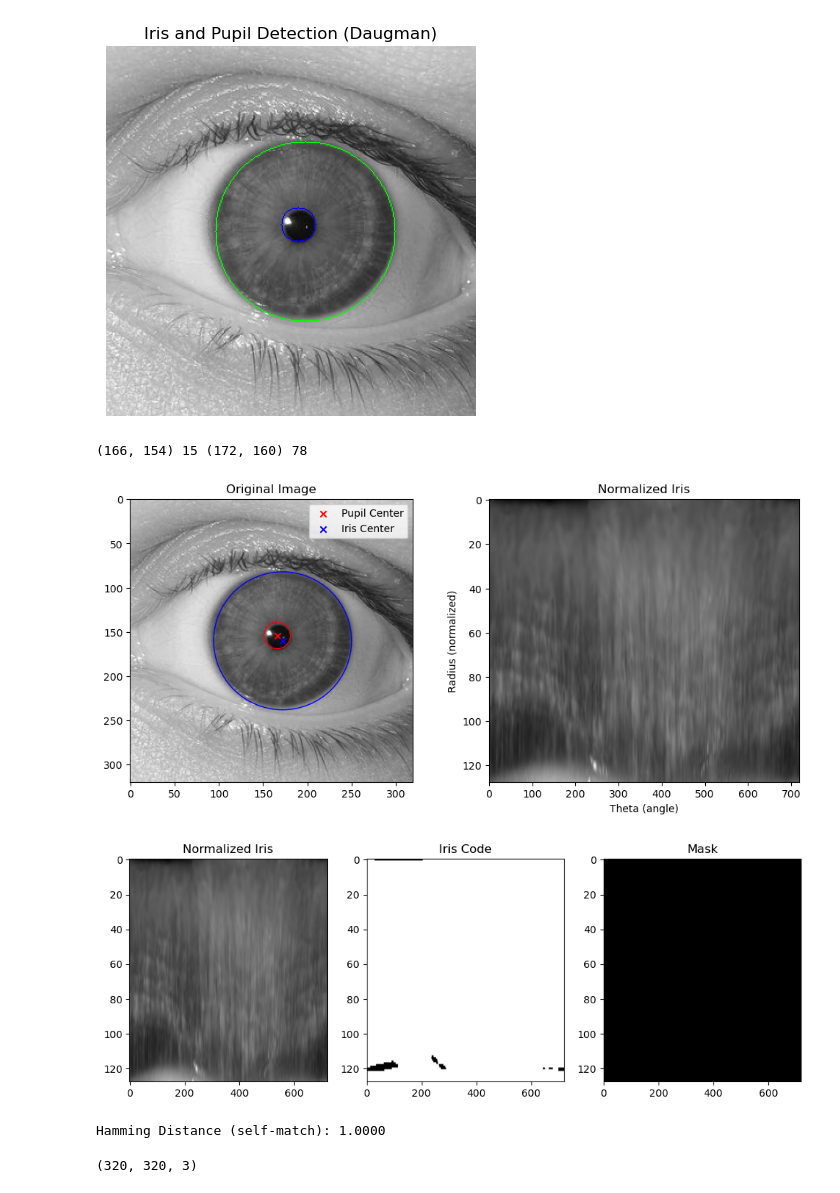
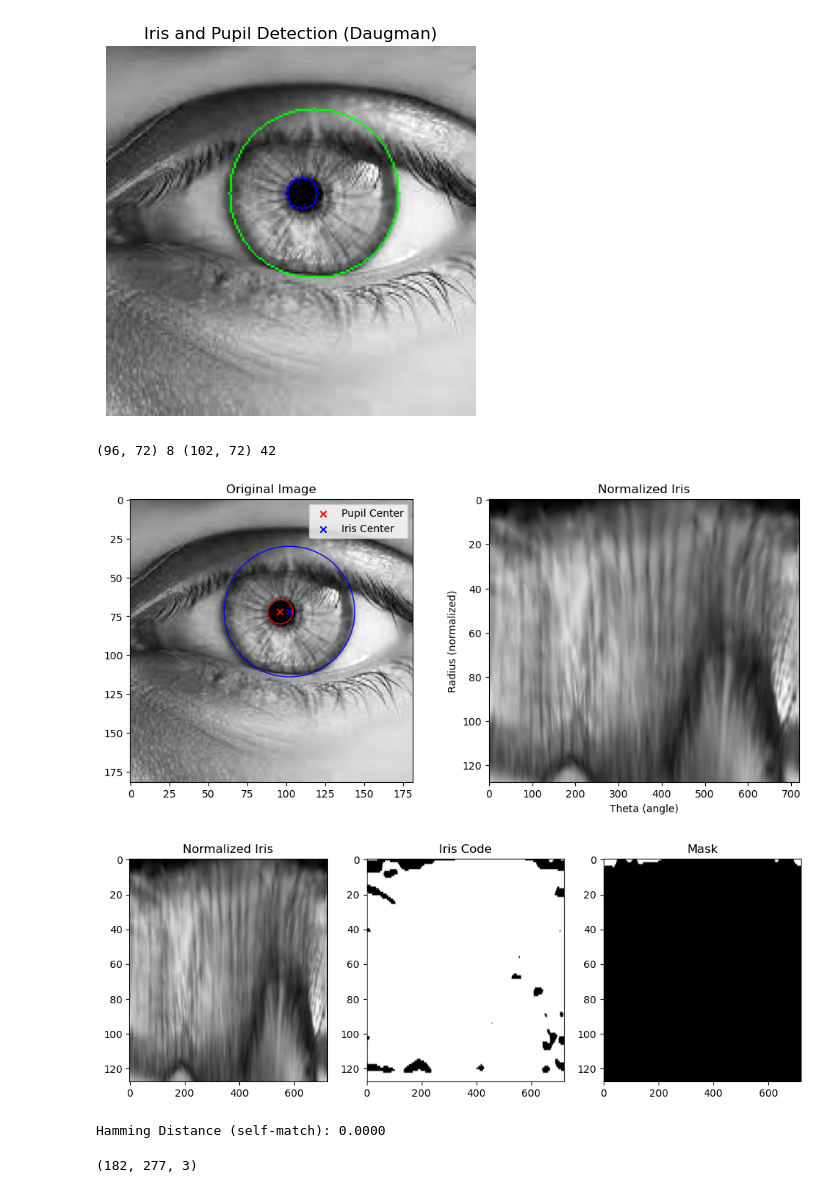
Before and after one commit to Oestertje21/ACV-PR, a Jupyter notebook: project (1).ipynb, the cells around one changed output. Drawn from its saved outputs; the diff is of its cells as text; code cells hidden in the pictures.

```diff
--- a/project (1).ipynb
+++ b/project (1).ipynb
@@ -80,11 +80,14 @@ def segment_iris_and_pupil(image_path: str):
     if gray is None:
         raise FileNotFoundError(f"Couldn't load image: {image_path}")
     gray = crop_image_square(gray)
-    #gray = cv2.resize(gray, (300, 300))  # Make square
+    h, w = gray.shape
+    if h > 320:
+        gray = cv2.resize(gray, (320, 320))  # Make square
 
-    pupil_center, pupil_r = find_iris(gray, daugman_start=15, daugman_end=50, points_step=6)
 
-    iris_center, iris_r = find_iris(gray, daugman_start=pupil_r + 15, daugman_end=pupil_r + 80, points_step=6)
+    pupil_center, pupil_r = find_iris(gray, daugman_start=int(h/21), daugman_end= int(h/6), points_step=6)
+
+    iris_center, iris_r = find_iris(gray, daugman_start=pupil_r + int(h/21), daugman_end=pupil_r + int(h/4), points_step=6)
 
     output = cv2.cvtColor(gray, cv2.COLOR_GRAY2BGR)
     cv2.circle(output, pupil_center, pupil_r, (255, 0, 0), 1)
@@ -97,12 +100,12 @@ def segment_iris_and_pupil(image_path: str):
 
     return pupil_center, pupil_r, iris_center, iris_r, gray
 # %%
-img_path = "eye_test.jpg"
+img_path = "eye1.jpg"
 pupil_center, pupil_r, iris_center, iris_r, image = segment_iris_and_pupil(img_path)
 print(pupil_center, pupil_r, iris_center, iris_r)
 # %% [output]
-[figure, old version]
+[figure, new version]
-(166, 154) 15 (172, 160) 78
+(96, 72) 8 (102, 72) 42
 # %%
 def normalize_iris(image, pupil_center, pupil_radius, iris_center, iris_radius, n_theta=720, n_r=128):
     # Step 1: Generate theta and r
@@ -208,11 +211,11 @@ plt.show()
 hd = hamming_distance(iris_code, mask, iris_code, mask)
 print(f"Hamming Distance (self-match): {hd:.4f}")
 # %% [output]
-[figure, old version]
+[figure, new version]
-[figure, old version]
+[figure, new version]
-Hamming Distance (self-match): 1.0000
+Hamming Distance (self-match): 0.0000
 # %%
 image = cv2.imread(img_path)
 print(image.shape)
 # %% [output]
-(320, 320, 3)
+(182, 277, 3)
```
Also changed, not shown: 4 other files.
